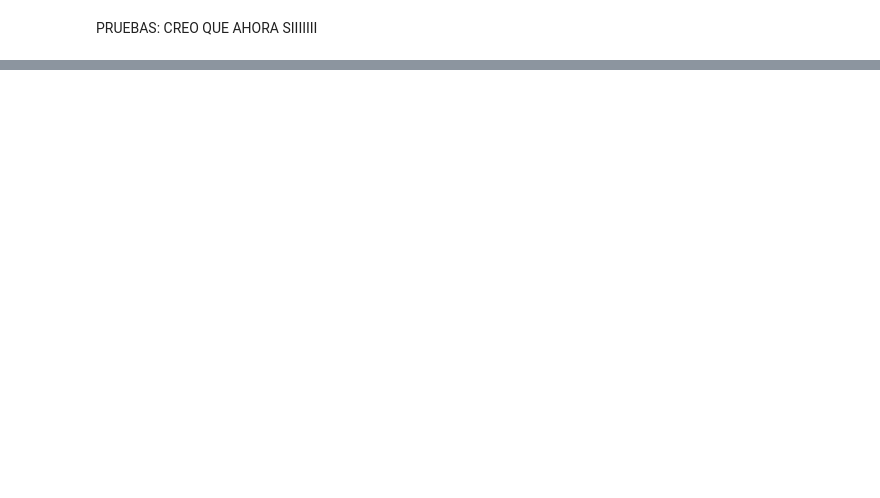
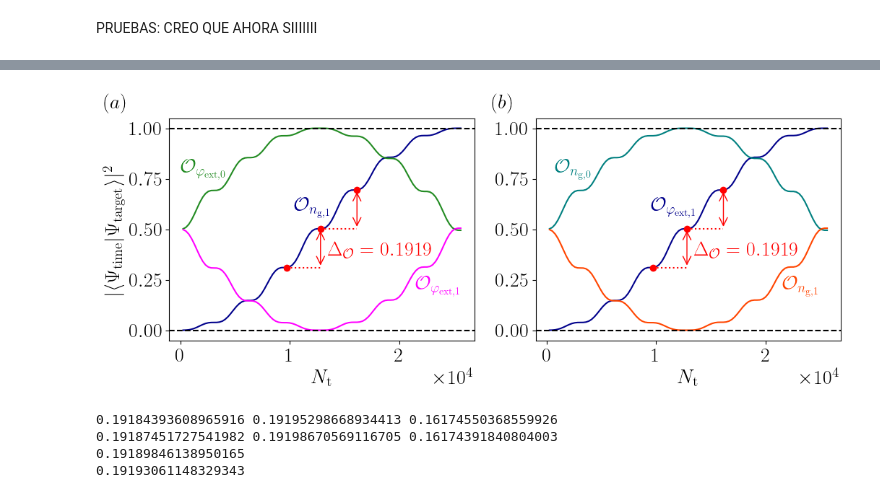
Before and after one commit to Jmalcrow/TFM, a Jupyter notebook: TIME_EVOLUTION_EQUALGAP.ipynb, the cells around one changed output, grey strips where cells are left out. Drawn from its saved outputs; the diff is of its cells as text; code cells hidden in the pictures; blank space fills up the shorter version.

```diff
--- a/TIME_EVOLUTION_EQUALGAP.ipynb
+++ b/TIME_EVOLUTION_EQUALGAP.ipynb
@@ -326,0 +564,71 @@ plt.show()
+# %%
+fig=plt.figure(figsize=(12,4))
+
+ax1=fig.add_subplot(121)
+ax1.plot(time_array,Overlap2_GS_NG,label=r"$\mathcal{O}_{n_{\rm g, 1}}$", color="darkblue")
+ax1.plot(time_array,Overlap2_GS_NG_comparison_phi0,label=r"$\mathcal{O}_{\varphi_{\rm ext, 0} } $" , color= "forestgreen")
+ax1.plot(time_array,Overlap2_GS_NG_comparison_phi2,label=r"$\mathcal{O}_{\varphi_{\rm ext, 1} } $" , color="magenta")
+ax1.set_xlabel(r"$N_{\rm t}$")
+ax1.axhline(1, color='black', linestyle='--')
+ax1.axhline(0, color='black', linestyle='--')
+#ax1.legend(bbox_to_anchor=(0.15,1.0),ncol=1)
+ax1.set_ylabel(r"$| \langle \Psi_{\rm time} | \Psi_{\rm target} \rangle |^2$")
+ax1.text(0,0.78,r"$\mathcal{O}_{\varphi_{\rm ext, 0} } $", color= "forestgreen")
+ax1.text(10400,0.59,r"$\mathcal{O}_{n_{\rm g, 1}}$", color="darkblue")
+ax1.text(21500,0.2,r"$\mathcal{O}_{\varphi_{\rm ext, 1} } $", color="magenta")
+ax1.ticklabel_format(style='sci', axis='x', scilimits=(0, 0))
+ax1.text(-7000,1.1,r"$(a)$")
+ax1.plot(9738.9949,0.3107359761260982, 'ro')
+ax1.plot(12814.4670,0.50257991221575732, 'ro')
+ax1.plot(16146.2284,0.6945328989051015, 'ro')
+ax1.annotate("", xy=(12814.4670, 0.50257991221575732), xytext=(12814.4670, 0.3107359761260982), arrowprops=dict(arrowstyle='<->', color="red"))
+ax1.annotate("", xy=(16146.2284, 0.6945328989051015), xytext=(16146.2284, 0.50257991221575732), arrowprops=dict(arrowstyle='<->', color="red"))
+ax1.plot([9738.9949,12814.4670], [0.31070772000691427,0.31070772000691427], 'r:')
+ax1.plot([12814.4670,16146.2284], [0.5025822372823341,0.5025822372823341], 'r:')
+ax1.text(13500,0.37,r"$\Delta_{\mathcal{O}}=0.1919$",color="red")
+
+ax2=fig.add_subplot(122)
+ax2.plot(time_array,Overlap2_GS_PHIEXT,label=r"$\mathcal{O}_{\varphi_{\rm ext, 1} }$", color="darkblue")
+ax2.plot(time_array,Overlap2_GS_PHIEXT_comparison_ng0,label=r"$\mathcal{O}_{n_{\rm g,0} } $" , color= "teal")
+ax2.plot(time_array,Overlap2_GS_PHIEXT_comparison_ng2,label=r"$\mathcal{O}_{n_{\rm g,1} } $" , color="orangered")
+ax2.set_xlabel(r"$N_{\rm t}$")
+ax2.axhline(1, color='black', linestyle='--')
+ax2.axhline(0, color='black', linestyle='--')
+#ax2.legend(bbox_to_anchor=(0.15,1.0),ncol=1)
+ax2.text(700,0.78,r"$\mathcal{O}_{n_{\rm g, 0}} $", color= "teal")
+ax2.text(9500,0.59,r"$\mathcal{O}_{\varphi_{\rm ext, 1} }$", color="darkblue")
+ax2.text(21500,0.2,r"$\mathcal{O}_{n_{\rm g, 1}} $", color="orangered")
+ax2.ticklabel_format(style='sci', axis='x', scilimits=(0, 0))
+#ax2.xaxis.get_offset_text().set_position((1.1,0))
+ax2.text(-5000,1.1,r"$(b)$")
+ax2.plot(9738.9949,0.31070772000691427, 'ro')
+ax2.plot(12814.4670,0.5025822372823341, 'ro')
+ax2.plot(16146.2284,0.6945689429735011, 'ro')
+ax2.annotate("", xy=(12814.4670, 0.5025822372823341), xytext=(12814.4670, 0.31070772000691427), arrowprops=dict(arrowstyle='<->', color="red"))
+ax2.annotate("", xy=(16146.2284, 0.6945689429735011), xytext=(16146.2284, 0.5025822372823341), arrowprops=dict(arrowstyle='<->', color="red"))
+ax2.plot([9738.9949,12814.4670], [0.31070772000691427,0.31070772000691427], 'r:')
+ax2.plot([12814.4670,16146.2284], [0.5025822372823341,0.5025822372823341], 'r:')
+ax2.text(13500,0.37,r"$\Delta_{\mathcal{O}}=0.1919$",color="red")
+
+
+fig.subplots_adjust(wspace=0.2)
+#plt.savefig('T_EVOL_T55_INVGAP_Nt100_NG_PHIEXT_M20N50_EG_1_alloverlaps.png',dpi=300,bbox_inches='tight')
+plt.show()
+# %% [output]
+[figure, added]
+# %%
+N12=0.50257991221575732 - 0.3107359761260982
+N23=0.6945328989051015 - 0.50257991221575732
+N34=0.8562784025907008 - 0.6945328989051015
+P12=0.5025822372823341 - 0.31070772000691427
+P23=0.6945689429735011 - 0.5025822372823341
+P34=0.8563128613815412 - 0.6945689429735011
+print(N12, N23, N34)
+print(P12, P23, P34)
+print((N12 + N23)/2)
+print((P12 + P23)/2)
+# %% [output]
+0.19184393608965916 0.19195298668934413 0.16174550368559926
+0.19187451727541982 0.19198670569116705 0.16174391840804003
+0.19189846138950165
+0.19193061148329343
```
Also changed, not shown: parts of 6 cells of this notebook, 4 other files.
